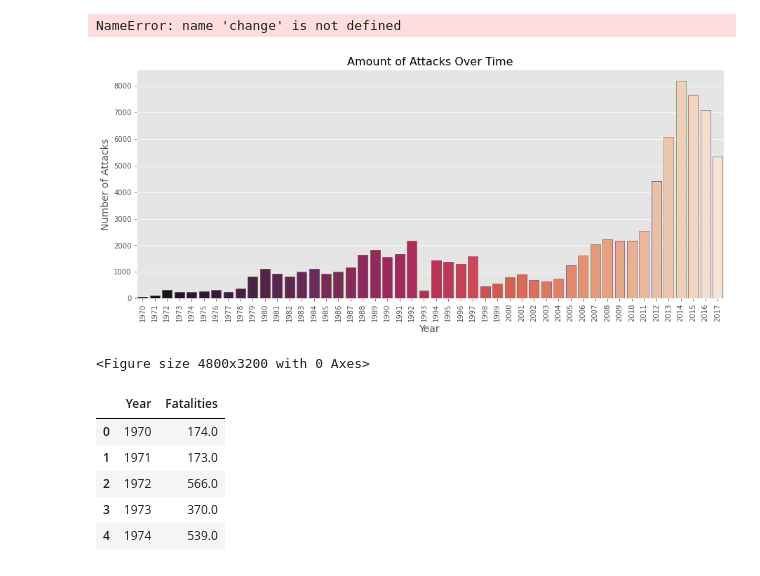
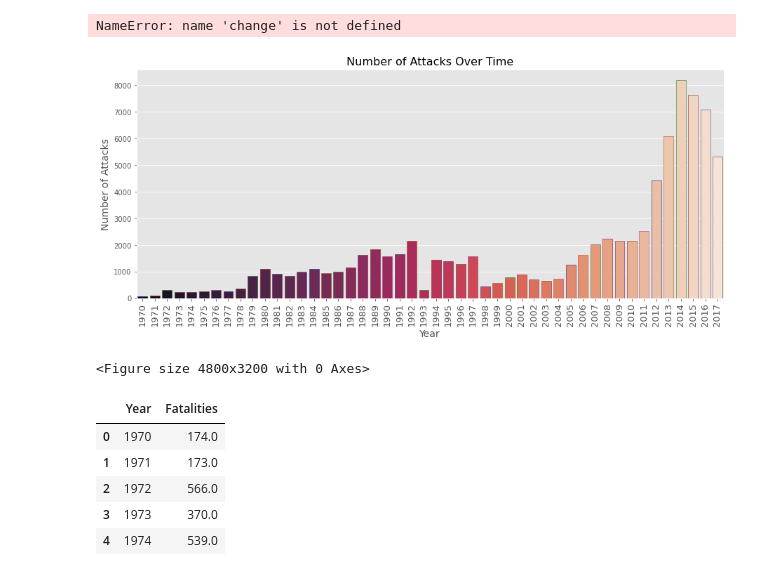
Before and after one commit to gverploeg/Terrorism_Capstone, a Jupyter notebook: notebooks/data_sort_pandas.ipynb, the cells around one changed output. Drawn from its saved outputs; the diff is of its cells as text; code cells hidden in the pictures.

```diff
--- a/notebooks/data_sort_pandas.ipynb
+++ b/notebooks/data_sort_pandas.ipynb
@@ -222,36 +222,36 @@ NameError: name 'change' is not defined
 change = terror[terror['Fatalities'] >= 1].groupby('Year')['Event_ID'].count().reset_index()
 
 
 
 
 
 import seaborn as sns
 import numpy as np
 import matplotlib.pyplot as plt
 plt.style.use('ggplot')
 fig, ax = plt.subplots(1, figsize=(15,6))
 x = change.iloc[:, 0]
 y = change.iloc[:,1]
 # ax.bar(x, y, color='b')
 sns.barplot(x,y,palette='rocket',edgecolor=sns.color_palette('dark',7))
-plt.xticks(rotation=90)
+plt.xticks(rotation=90, fontsize=13)
 ax.set_xlabel("Year", fontsize=14)
 ax.set_ylabel("Number of Attacks", fontsize=14)
-ax.set_title("Amount of Attacks Over Time", fontsize=16)
+ax.set_title("Number of Attacks Over Time", fontsize=16)
 plt.figure(dpi=800);
 
 
 
 # import numpy as np
 # import matplotlib.pyplot as plt
 # plt.style.use('ggplot')
 # fig, ax = plt.subplots(1, figsize=(10, 6))
 # ax.bar(terror['Year'], change, color='b')
 # ax.set_xlabel("Year", fontsize=14)
 # ax.set_ylabel("Number of Deaths", fontsize=14)
 # ax.set_title("Amount of Deaths Over Time", fontsize=16);
 # %% [output]
-[figure, old version]
+[figure, new version]
 <Figure size 4800x3200 with 0 Axes>
 # %%
 deaths = terror[terror['Fatalities'] >= 1].groupby('Year')['Fatalities'].sum().reset_index()
```
Also changed, not shown: 2 other files.
